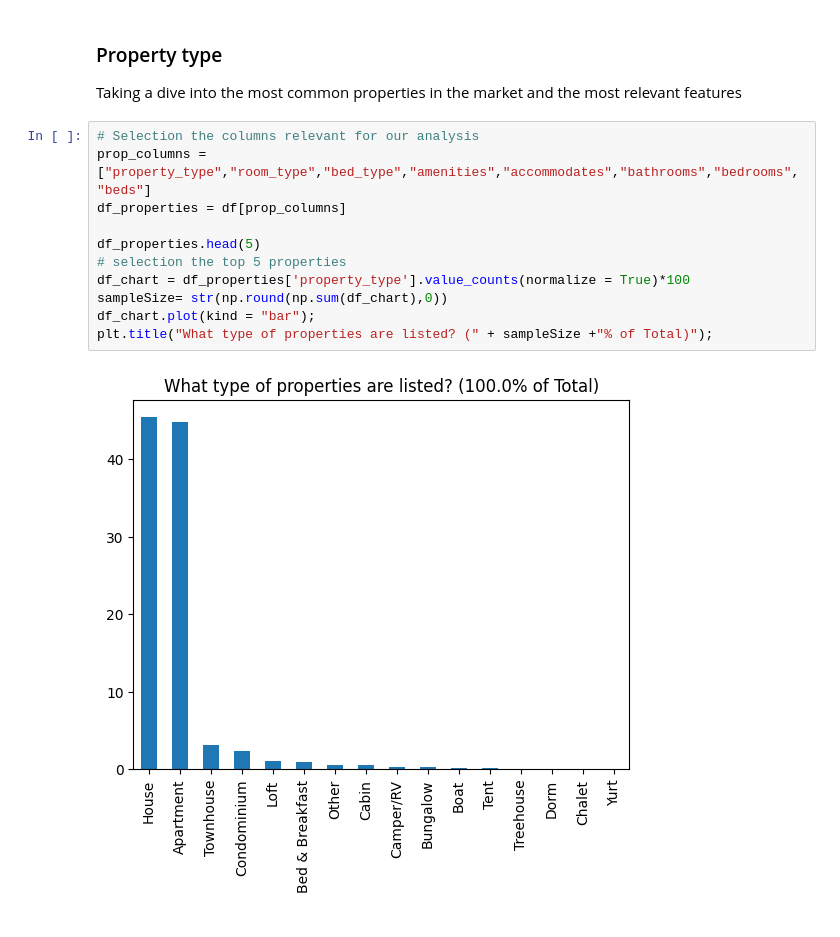
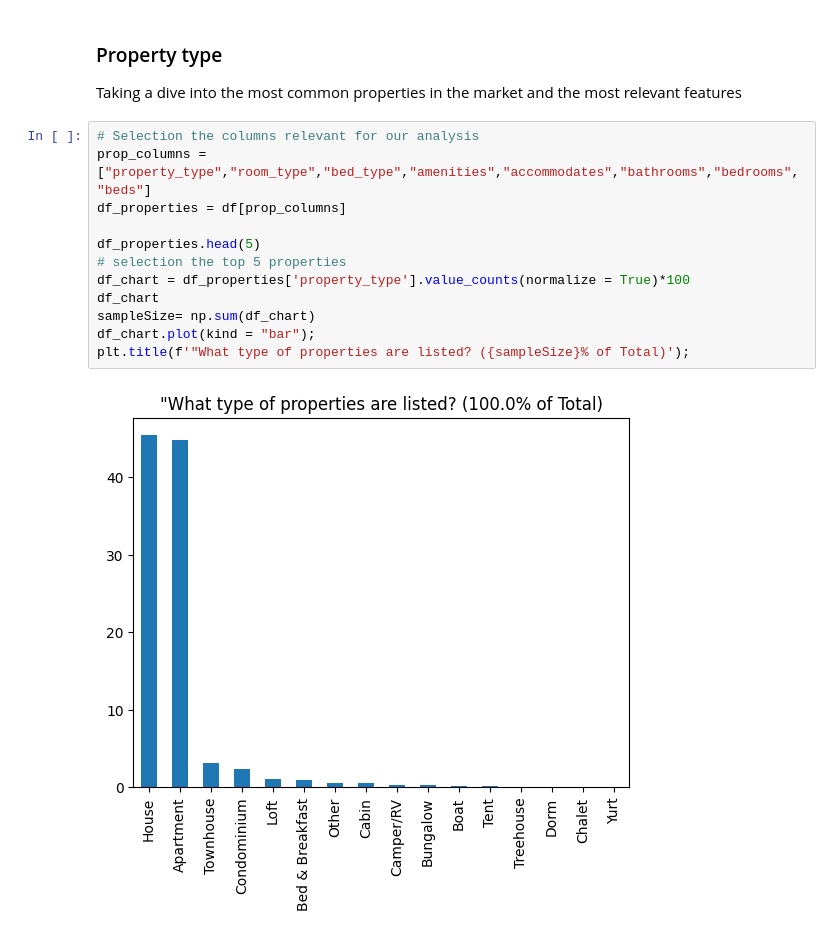
Before and after one commit to aeusepi/AirBnB_Project, a Jupyter notebook: AirBnbSeattle.ipynb, the cells around one changed output. Drawn from its saved outputs; the diff is of its cells as text.

```diff
--- a/AirBnbSeattle.ipynb
+++ b/AirBnbSeattle.ipynb
@@ -41,14 +42,15 @@ Taking a dive into the most common properties in the market and the most relevan
 # %%
 # Selection the columns relevant for our analysis
 prop_columns = ["property_type","room_type","bed_type","amenities","accommodates","bathrooms","bedrooms","beds"]
 df_properties = df[prop_columns]
 
 df_properties.head(5)
 # selection the top 5 properties
 df_chart = df_properties['property_type'].value_counts(normalize = True)*100
-sampleSize= str(np.round(np.sum(df_chart),0))
+df_chart
+sampleSize= np.sum(df_chart)
 df_chart.plot(kind = "bar");
-plt.title("What type of properties are listed? (" + sampleSize +"% of Total)");
+plt.title(f'"What type of properties are listed? ({sampleSize}% of Total)');
 # %% [output]
-[figure, old version]
+[figure, new version]
 # %%
```
Also changed, not shown: parts of 3 cells of this notebook.
